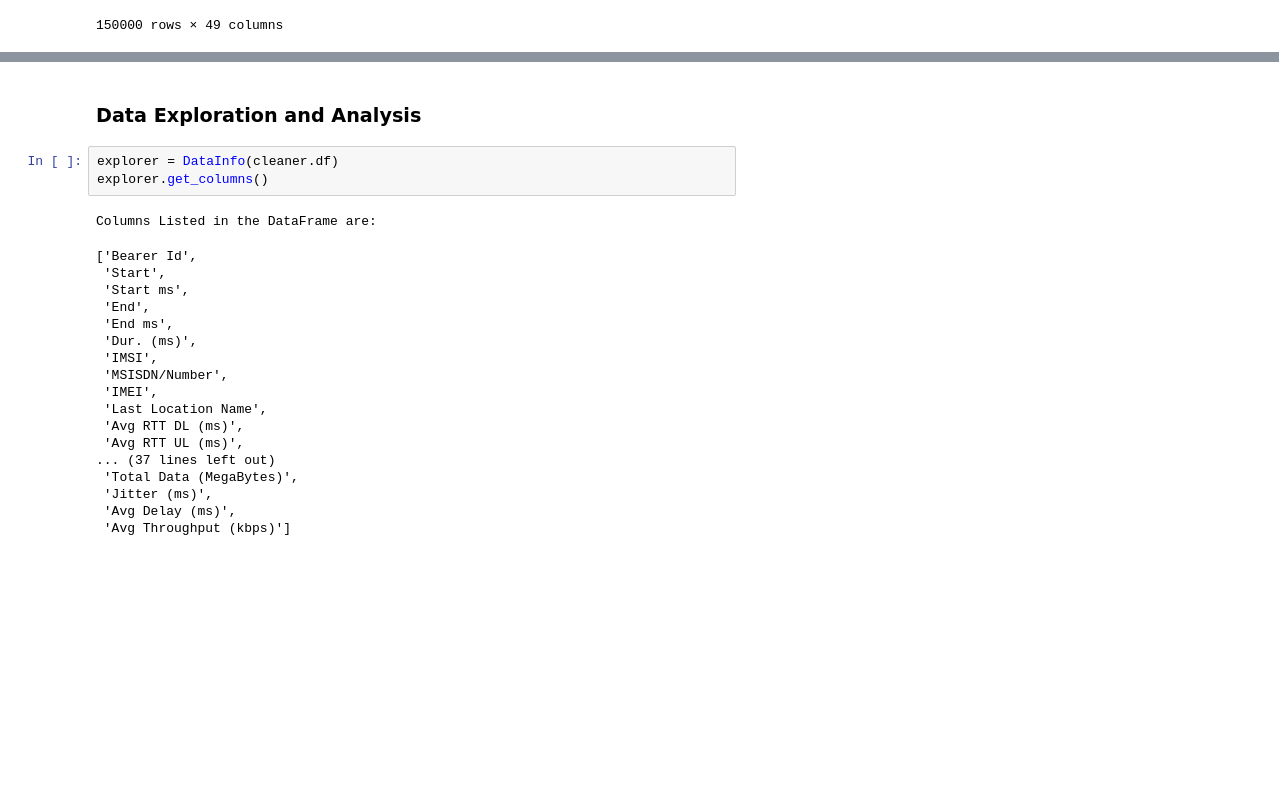
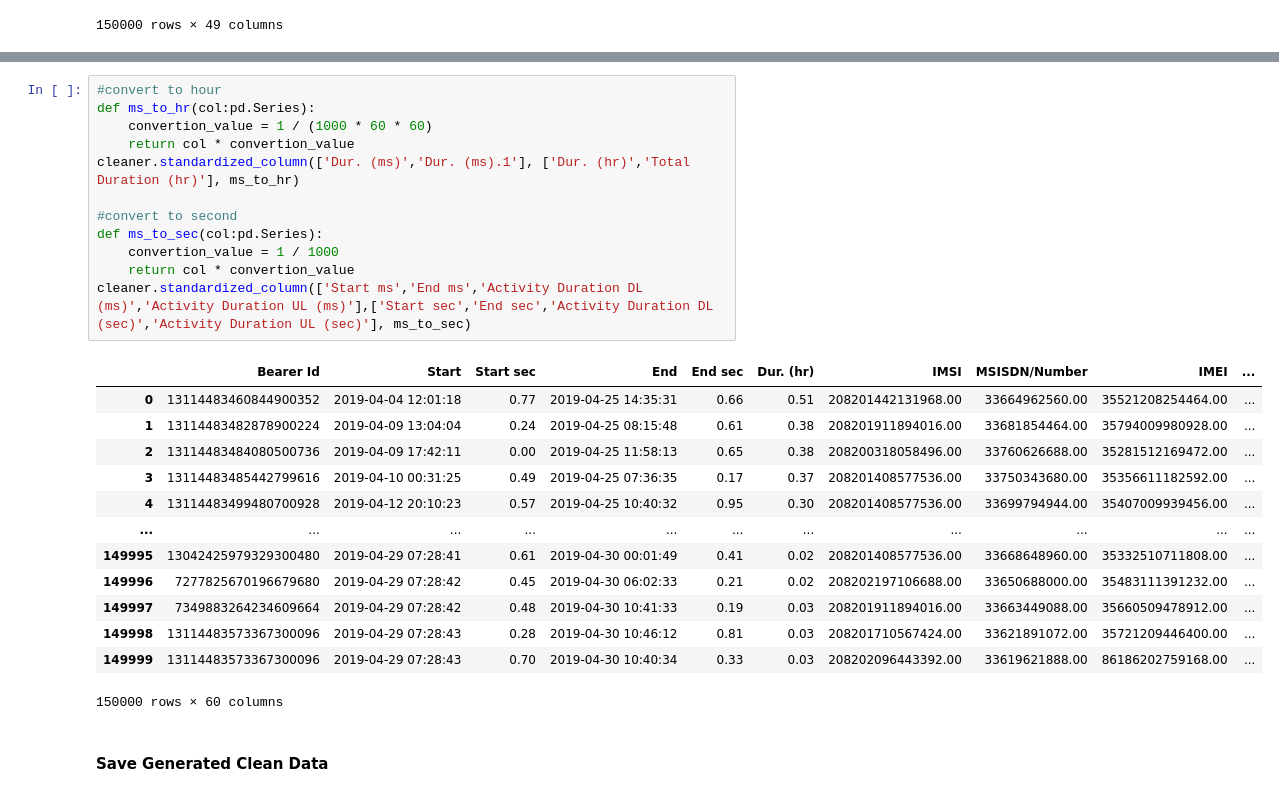
Before and after one commit to DePacifier/TeleCo-Analysis, a Jupyter notebook: notebooks/user_overview_analysis.ipynb, the cells around one changed output, grey strips where cells are left out. Cells and saved outputs as stored; diff of their text form; blank space fills up the shorter version.

Commit message:
started the data exploration process

```diff
--- a/notebooks/user_overview_analysis.ipynb
+++ b/notebooks/user_overview_analysis.ipynb
@@ -541,24 +558,28 @@ cleaner.change_columns_type_to(['start_date','end_date','IMSI','Handset Manufact
-# %% [markdown]
-### Data Exploration and Analysis
-# %%
-explorer = DataInfo(cleaner.df)
-explorer.get_columns()
-# %% [output]
-Columns Listed in the DataFrame are:
-['Bearer Id',
- 'Start',
- 'Start ms',
- 'End',
- 'End ms',
- 'Dur. (ms)',
- 'IMSI',
- 'MSISDN/Number',
- 'IMEI',
- 'Last Location Name',
- 'Avg RTT DL (ms)',
- 'Avg RTT UL (ms)',
-... (37 lines left out)
- 'Total Data (MegaBytes)',
- 'Jitter (ms)',
- 'Avg Delay (ms)',
- 'Avg Throughput (kbps)']
+# %%
+#convert to hour
+def ms_to_hr(col:pd.Series):
+    convertion_value = 1 / (1000 * 60 * 60)
+    return col * convertion_value
+cleaner.standardized_column(['Dur. (ms)','Dur. (ms).1'], ['Dur. (hr)','Total Duration (hr)'], ms_to_hr)
+
+#convert to second
+def ms_to_sec(col:pd.Series):
+    convertion_value = 1 / 1000
+    return col * convertion_value
+cleaner.standardized_column(['Start ms','End ms','Activity Duration DL (ms)','Activity Duration UL (ms)'],['Start sec','End sec','Activity Duration DL (sec)','Activity Duration UL (sec)'], ms_to_sec)
+# %% [output]
+|  | Bearer Id | Start | Start sec | End | End sec | Dur. (hr) | IMSI | MSISDN/Number | IMEI | ... |
+| 0 | 13114483460844900352 | 2019-04-04 12:01:18 | 0.77 | 2019-04-25 14:35:31 | 0.66 | 0.51 | 208201442131968.00 | 33664962560.00 | 35521208254464.00 | ... |
+| 1 | 13114483482878900224 | 2019-04-09 13:04:04 | 0.24 | 2019-04-25 08:15:48 | 0.61 | 0.38 | 208201911894016.00 | 33681854464.00 | 35794009980928.00 | ... |
+| 2 | 13114483484080500736 | 2019-04-09 17:42:11 | 0.00 | 2019-04-25 11:58:13 | 0.65 | 0.38 | 208200318058496.00 | 33760626688.00 | 35281512169472.00 | ... |
+| 3 | 13114483485442799616 | 2019-04-10 00:31:25 | 0.49 | 2019-04-25 07:36:35 | 0.17 | 0.37 | 208201408577536.00 | 33750343680.00 | 35356611182592.00 | ... |
+| 4 | 13114483499480700928 | 2019-04-12 20:10:23 | 0.57 | 2019-04-25 10:40:32 | 0.95 | 0.30 | 208201408577536.00 | 33699794944.00 | 35407009939456.00 | ... |
+| ... | ... | ... | ... | ... | ... | ... | ... | ... | ... | ... |
+| 149995 | 13042425979329300480 | 2019-04-29 07:28:41 | 0.61 | 2019-04-30 00:01:49 | 0.41 | 0.02 | 208201408577536.00 | 33668648960.00 | 35332510711808.00 | ... |
+| 149996 | 7277825670196679680 | 2019-04-29 07:28:42 | 0.45 | 2019-04-30 06:02:33 | 0.21 | 0.02 | 208202197106688.00 | 33650688000.00 | 35483111391232.00 | ... |
+| 149997 | 7349883264234609664 | 2019-04-29 07:28:42 | 0.48 | 2019-04-30 10:41:33 | 0.19 | 0.03 | 208201911894016.00 | 33663449088.00 | 35660509478912.00 | ... |
+| 149998 | 13114483573367300096 | 2019-04-29 07:28:43 | 0.28 | 2019-04-30 10:46:12 | 0.81 | 0.03 | 208201710567424.00 | 33621891072.00 | 35721209446400.00 | ... |
+| 149999 | 13114483573367300096 | 2019-04-29 07:28:43 | 0.70 | 2019-04-30 10:40:34 | 0.33 | 0.03 | 208202096443392.00 | 33619621888.00 | 86186202759168.00 | ... |
+150000 rows × 60 columns
+# %% [markdown]
+#### Save Generated Clean Data
```
Also changed, not shown: parts of 7 cells of this notebook, 4 other files.
